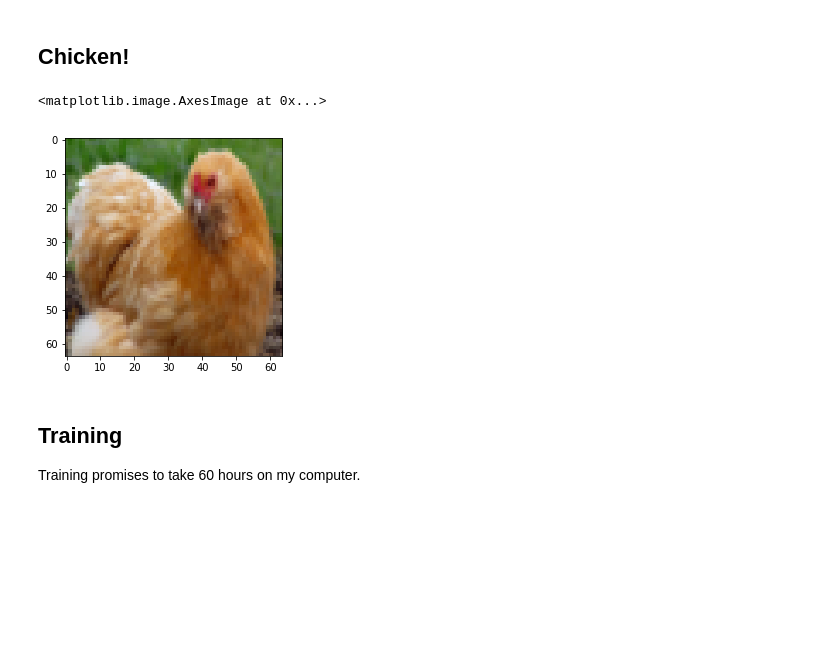
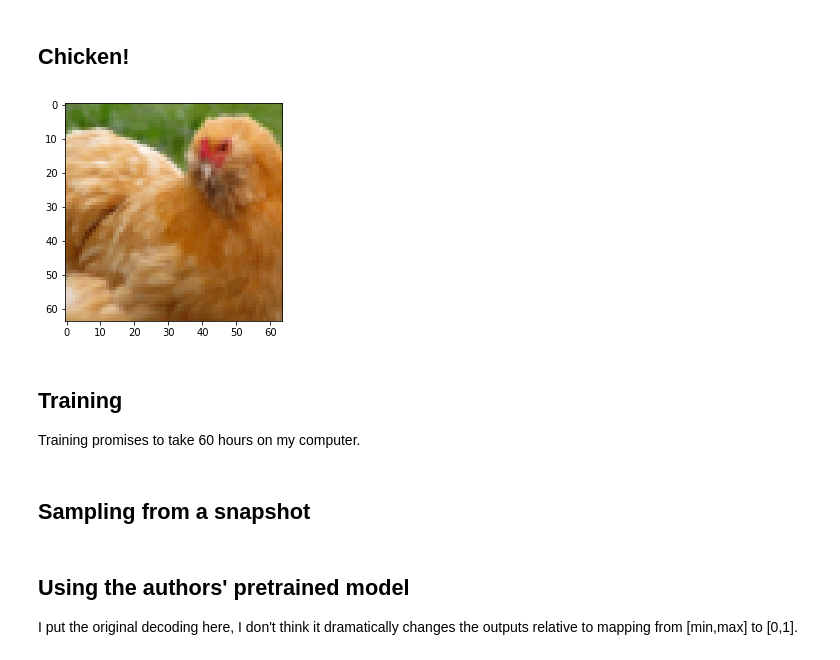
Before and after one commit to t-vi/pytorch-tvmisc, a Jupyter notebook: wasserstein-distance/sn_projection_cgan_64x64_1000c.ipynb, the cells around one changed output. Saved outputs shown, nothing was run; the diff lists cells and outputs as text; code cells hidden in the pictures; blank space fills up the shorter version.

```diff
--- a/wasserstein-distance/sn_projection_cgan_64x64_1000c.ipynb
+++ b/wasserstein-distance/sn_projection_cgan_64x64_1000c.ipynb
@@ -344,25 +393,17 @@ traindir = os.path.join(DATADIR, 'train')
 valdir = os.path.join(DATADIR, 'val')
 normalize = torchvision.transforms.Normalize(mean=[0.485, 0.456, 0.406],
                                              std=[0.229, 0.224, 0.225])
-train_dataset = torchvision.datasets.ImageFolder(
-        traindir,
-        torchvision.transforms.Compose([
-            torchvision.transforms.Resize((64,64)),
-            #torchvision.transforms.RandomResizedCrop(224),
-            #torchvision.transforms.RandomHorizontalFlip(),
-            torchvision.transforms.ToTensor(),
-            #normalize
-        ]))
 
-val_dataset = torchvision.datasets.ImageFolder(
-        valdir,
-        torchvision.transforms.Compose([
-            torchvision.transforms.Resize((64,64)),
-            #torchvision.transforms.Resize(256),
-            #torchvision.transforms.CenterCrop(224),
-            torchvision.transforms.ToTensor(),
-            #normalize
-        ]))
+# replicates chainer preprocessing with size 64, augmentation=false
+transforms = torchvision.transforms.Compose([torchvision.transforms.Resize(256),
+                                     torchvision.transforms.CenterCrop(256),
+                                     torchvision.transforms.Resize(64),
+                                     torchvision.transforms.ToTensor(),
+                                     torchvision.transforms.Lambda(lambda x: x*(255./128.)-1+torch.rand(*x.shape)/128.)])
+
+train_dataset = torchvision.datasets.ImageFolder(traindir, transforms)
+
+val_dataset = torchvision.datasets.ImageFolder(valdir, transforms)
 # %%
 generator = ResNetGenerator(dim_z=128, bottom_width=4, ch=64, n_classes=1000)
 discriminator = SNResNetProjectionDiscriminator(ch=64, n_classes=1000)
@@ -399,15 +440,14 @@ train_dl = endless_train_dl(train_dl_)
 # %% [markdown]
 ## Chicken!
 # %%
-IPython.terminal.pt_inputhooks.backends%matplotlib inline
-im, lab = train_dataset[11000]
-im = im.permute(1,2,0).numpy()
-im = im - im.min()
-im = im / im.max()
-pyplot.imshow(im)
+if matplotlib.get_backend().lower() != 'agg':
+    im, lab = train_dataset[11000]
+    im = im.permute(1,2,0).numpy()
+    im = im - im.min()
+    im = im / im.max()
+    pyplot.imshow(im)
 # %% [output]
-<matplotlib.image.AxesImage at 0x...>
-[figure, old version]
+[figure, new version]
 # %% [markdown]
 ## Training
 
@@ -483 +527,3 @@ torch.save([discriminator.state_dict(), generator.state_dict()], f"snapshot_{it_
+# %% [markdown]
+## Sampling from a snapshot
 # %%
@@ -497,0 +545,4 @@ pyplot.savefig('sample_{it_nr}.jpg')
+# %% [markdown]
+## Using the authors' pretrained model
+
+I put the original decoding here, I don't think it dramatically changes the outputs relative to mapping from [min,max] to [0,1].
```
Also changed, not shown: parts of 11 cells of this notebook.
